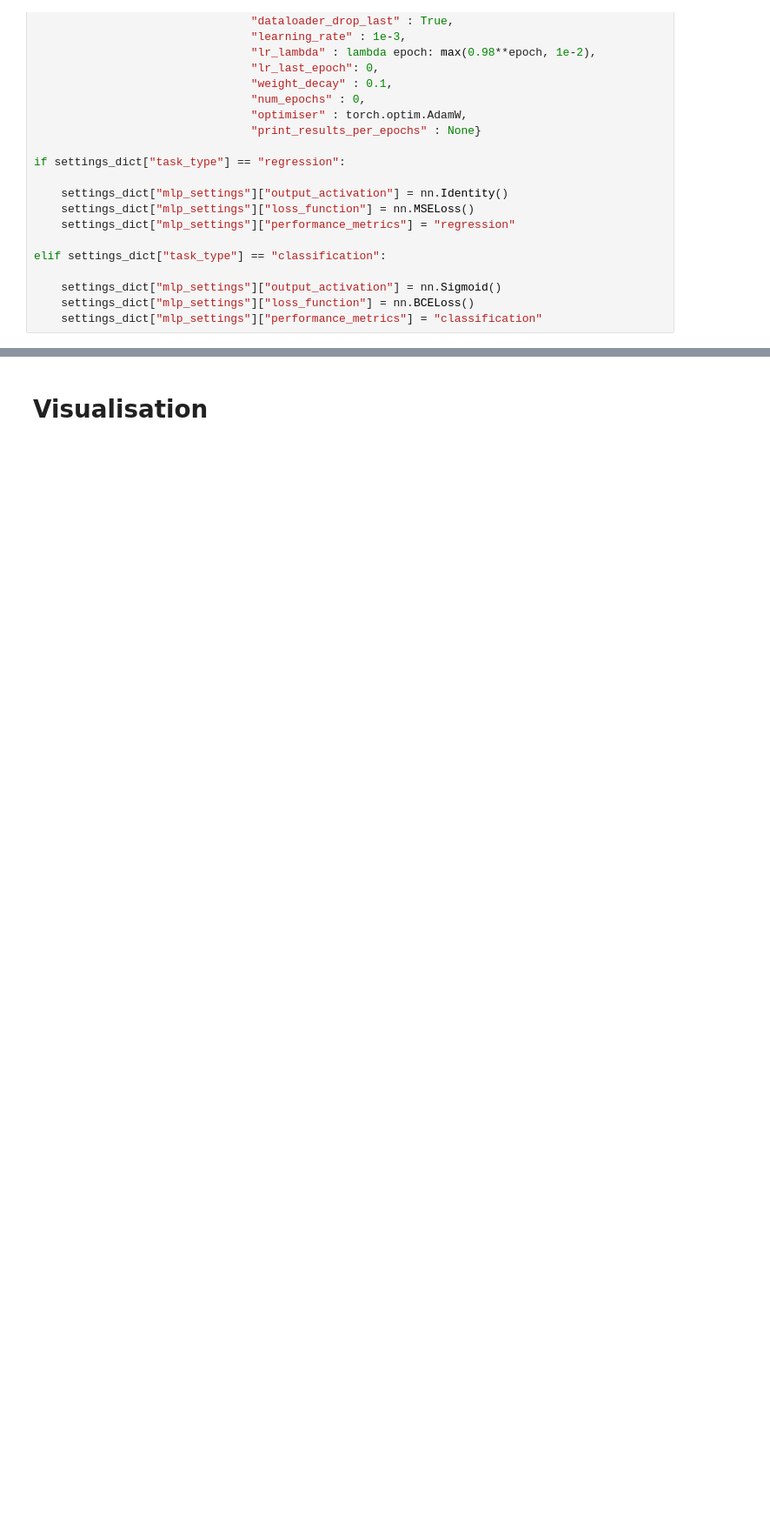
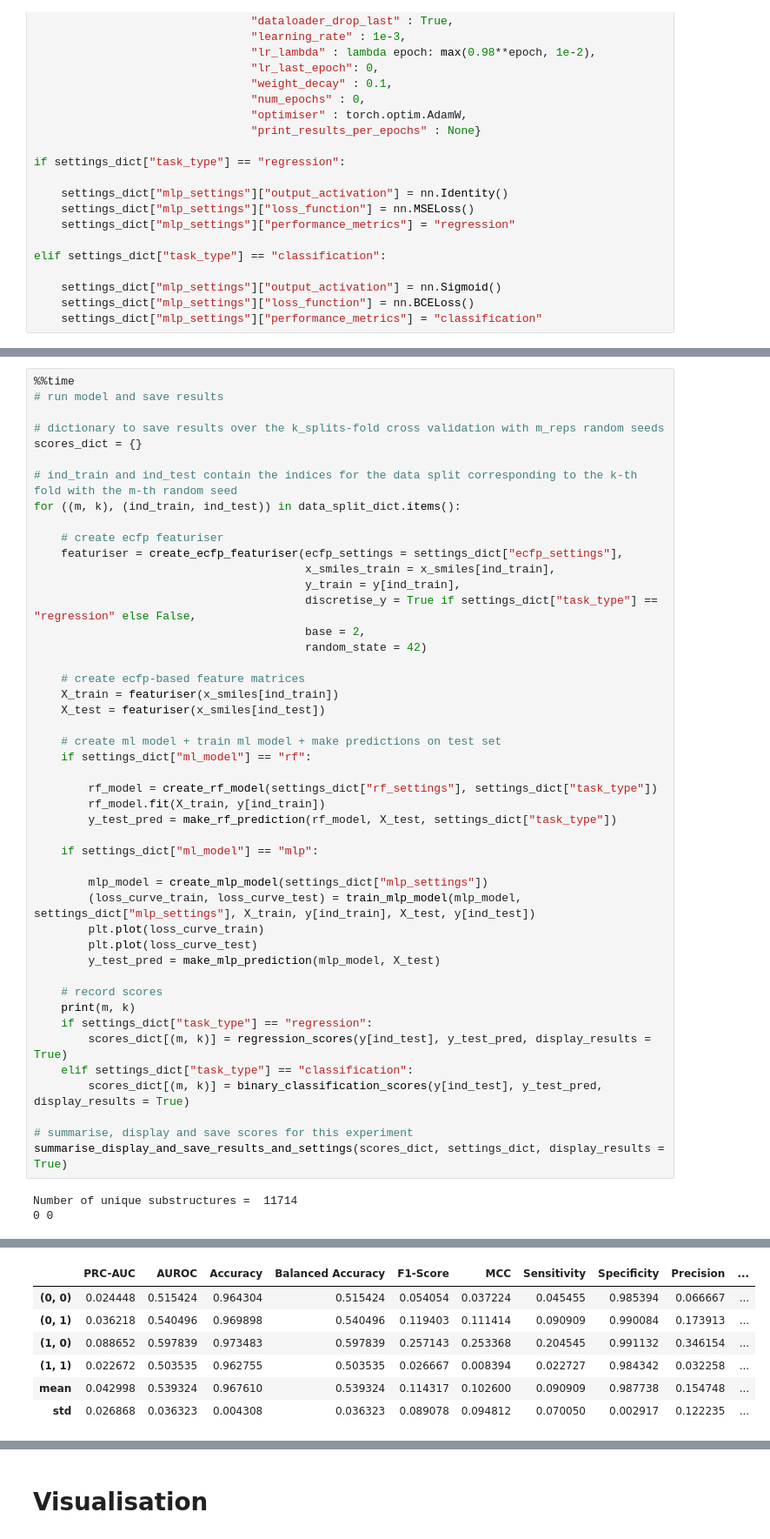
Before and after one commit to MarkusFerdinandDablander/ECFP-substructure-pooling-Sort-and-Slice, a Jupyter notebook: substructure_pooling_experiments.ipynb, the cells around one changed output, grey strips where cells are left out. Shown at 87% size. Drawn from its saved outputs; the diff is of its cells as text; blank space fills up the shorter version.

```diff
--- a/substructure_pooling_experiments.ipynb
+++ b/substructure_pooling_experiments.ipynb
@@ -372,0 +367,49 @@ Wall time: 32.2 s
+# %%
+%%time
+# run model and save results
+
+# dictionary to save results over the k_splits-fold cross validation with m_reps random seeds
+scores_dict = {}
+
+# ind_train and ind_test contain the indices for the data split corresponding to the k-th fold with the m-th random seed
+for ((m, k), (ind_train, ind_test)) in data_split_dict.items():
+
+    # create ecfp featuriser
+    featuriser = create_ecfp_featuriser(ecfp_settings = settings_dict["ecfp_settings"],
+                                        x_smiles_train = x_smiles[ind_train],
+                                        y_train = y[ind_train],
+                                        discretise_y = True if settings_dict["task_type"] == "regression" else False,
+                                        base = 2,
+                                        random_state = 42)
+
+    # create ecfp-based feature matrices
+    X_train = featuriser(x_smiles[ind_train])
+    X_test = featuriser(x_smiles[ind_test])
+
+    # create ml model + train ml model + make predictions on test set
+    if settings_dict["ml_model"] == "rf":
+
+        rf_model = create_rf_model(settings_dict["rf_settings"], settings_dict["task_type"])
+        rf_model.fit(X_train, y[ind_train])
+        y_test_pred = make_rf_prediction(rf_model, X_test, settings_dict["task_type"])
+
+    if settings_dict["ml_model"] == "mlp":
+
+        mlp_model = create_mlp_model(settings_dict["mlp_settings"])
+        (loss_curve_train, loss_curve_test) = train_mlp_model(mlp_model, settings_dict["mlp_settings"], X_train, y[ind_train], X_test, y[ind_test])
+        plt.plot(loss_curve_train)
+        plt.plot(loss_curve_test)
+        y_test_pred = make_mlp_prediction(mlp_model, X_test)
+
+    # record scores
+    print(m, k)
+    if settings_dict["task_type"] == "regression":
+        scores_dict[(m, k)] = regression_scores(y[ind_test], y_test_pred, display_results = True)
+    elif settings_dict["task_type"] == "classification":
+        scores_dict[(m, k)] = binary_classification_scores(y[ind_test], y_test_pred, display_results = True)
+
+# summarise, display and save scores for this experiment
+summarise_display_and_save_results_and_settings(scores_dict, settings_dict, display_results = True)
+# %% [output]
+Number of unique substructures =  11714
+0 0
@@ -372,0 +430,7 @@ Wall time: 32.2 s
+|  | PRC-AUC | AUROC | Accuracy | Balanced Accuracy | F1-Score | MCC | Sensitivity | Specificity | Precision | ... |
+| (0, 0) | 0.024448 | 0.515424 | 0.964304 | 0.515424 | 0.054054 | 0.037224 | 0.045455 | 0.985394 | 0.066667 | ... |
+| (0, 1) | 0.036218 | 0.540496 | 0.969898 | 0.540496 | 0.119403 | 0.111414 | 0.090909 | 0.990084 | 0.173913 | ... |
+| (1, 0) | 0.088652 | 0.597839 | 0.973483 | 0.597839 | 0.257143 | 0.253368 | 0.204545 | 0.991132 | 0.346154 | ... |
+| (1, 1) | 0.022672 | 0.503535 | 0.962755 | 0.503535 | 0.026667 | 0.008394 | 0.022727 | 0.984342 | 0.032258 | ... |
+| mean | 0.042998 | 0.539324 | 0.967610 | 0.539324 | 0.114317 | 0.102600 | 0.090909 | 0.987738 | 0.154748 | ... |
+| std | 0.026868 | 0.036323 | 0.004308 | 0.036323 | 0.089078 | 0.094812 | 0.070050 | 0.002917 | 0.122235 | ... |
```
Also changed, not shown: parts of 18 cells of this notebook, 7 other files.
